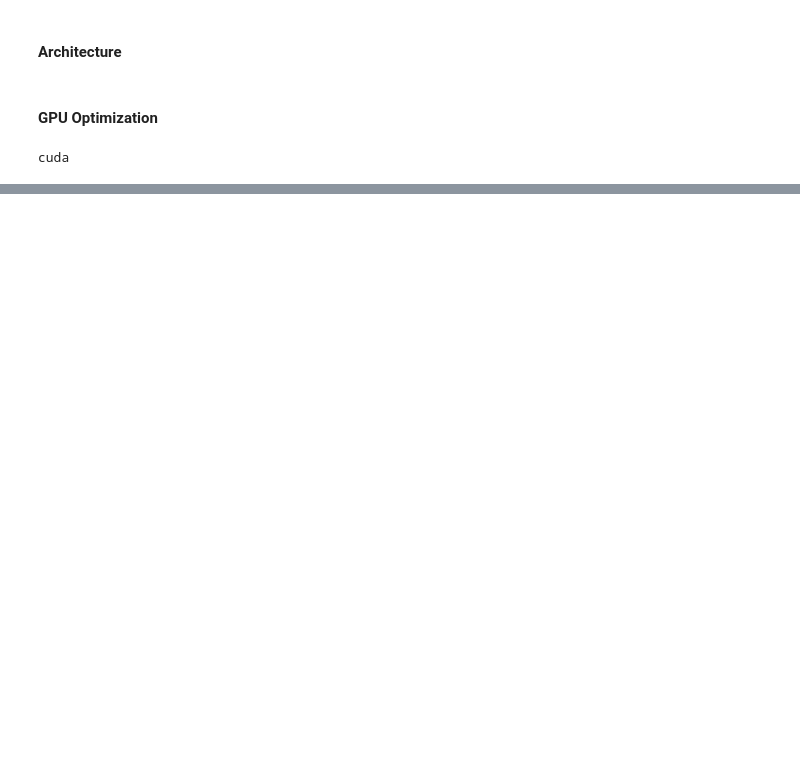
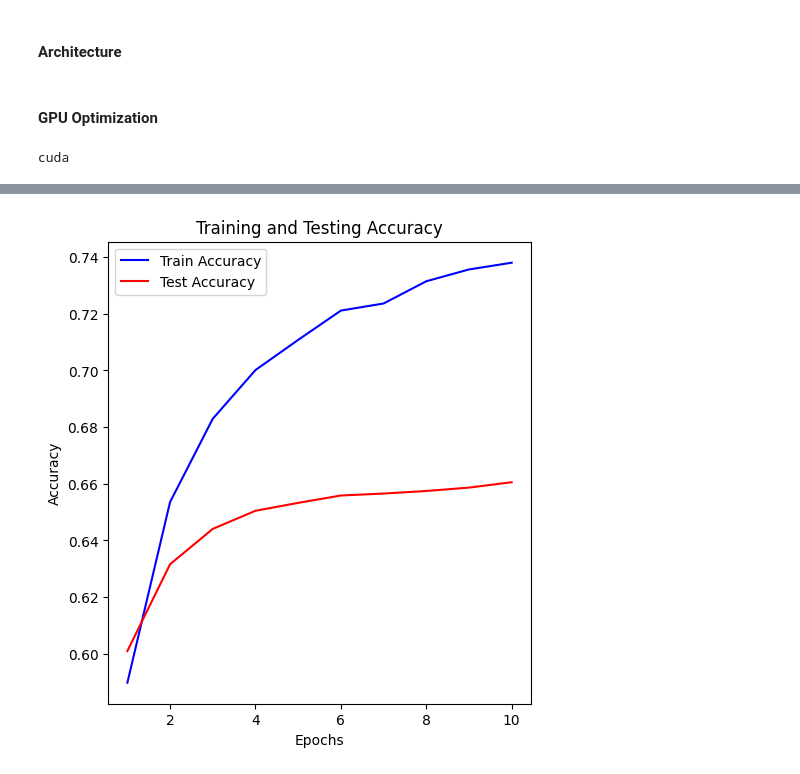
Before and after one commit to AdamPSU/DeepfakeClassifier, a Jupyter notebook: final_jupyter.ipynb, the cells around one changed output, grey strips where cells are left out. Cells and saved outputs as stored; diff of their text form; code cells hidden in the pictures; blank space fills up the shorter version.

```diff
--- a/final_jupyter.ipynb
+++ b/final_jupyter.ipynb
@@ -201,0 +220,12 @@ plt.show()
+# %%
+plt.figure(figsize=(12,6))
+plt.subplot(1, 2, 2)
+plt.plot(range(1, num_epochs + 1), train_accuracies, label='Train Accuracy', color='blue')
+plt.plot(range(1, num_epochs + 1), test_accuracies, label='Test Accuracy', color='red')
+plt.xlabel('Epochs')
+plt.ylabel('Accuracy')
+plt.title('Training and Testing Accuracy')
+plt.legend()
+plt.show()
+# %% [output]
+[figure, added]
```
Also changed, not shown: parts of 14 cells of this notebook.
